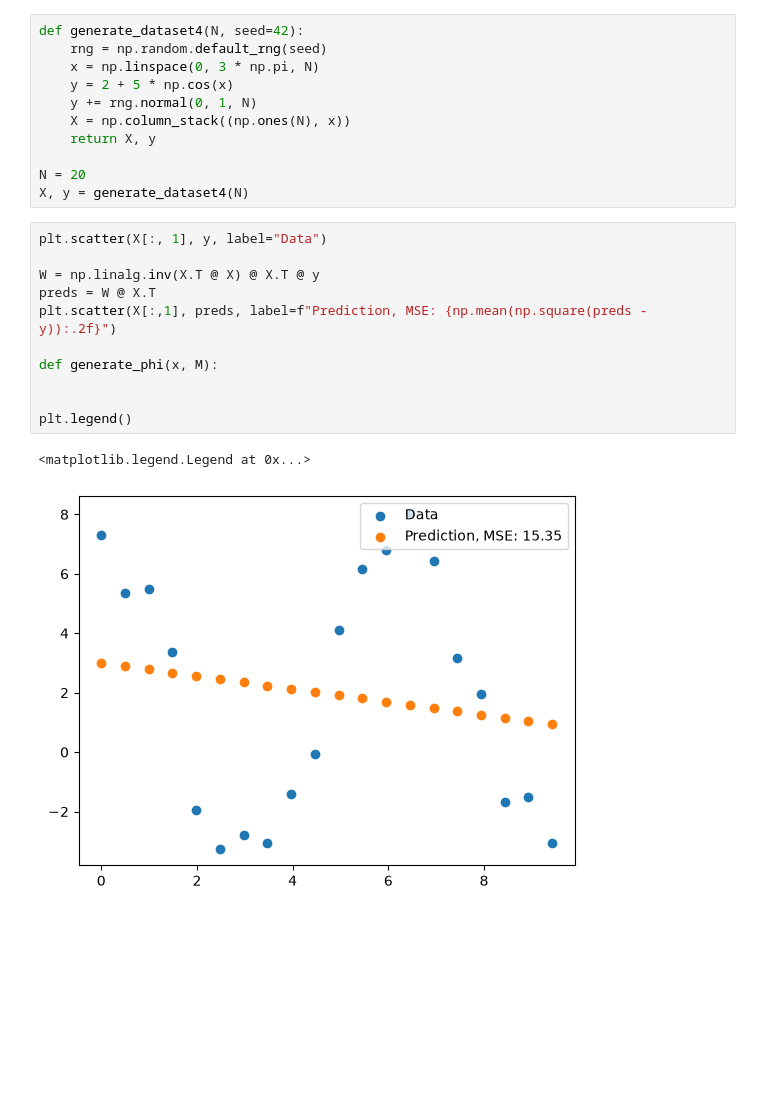
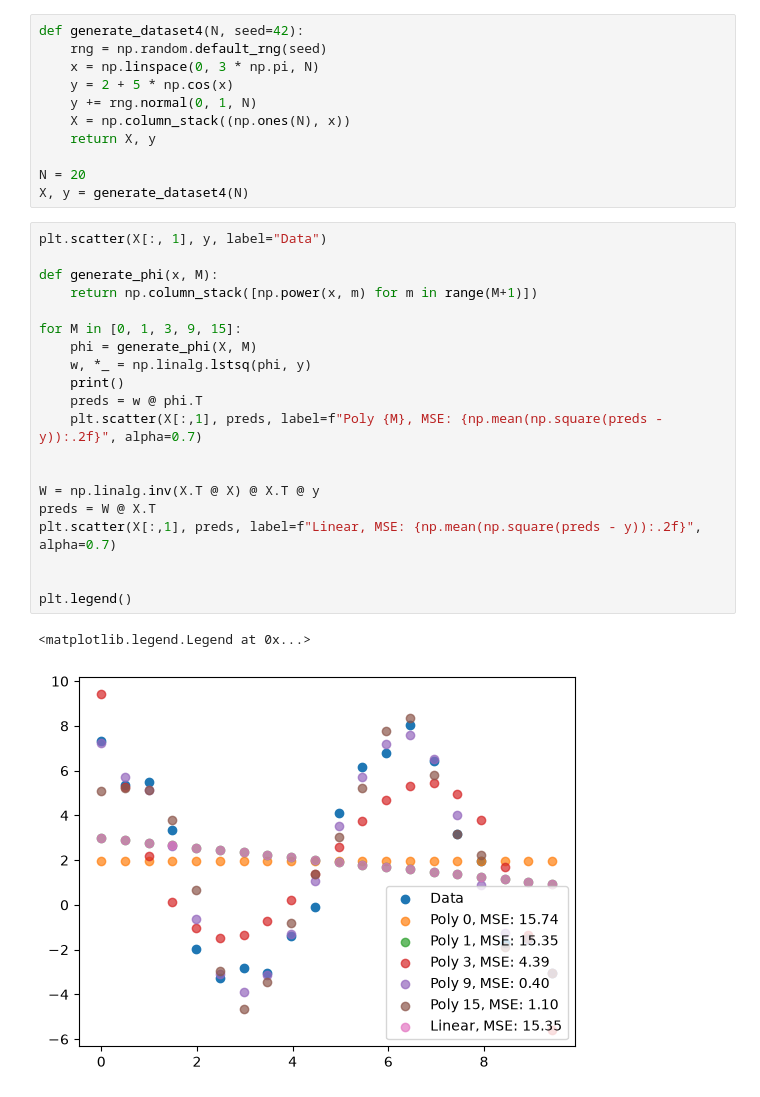
Before and after one commit to RobertvdLeeuw/nix-radboud, a Jupyter notebook: subjects/BCI/assignment_10_linear_regression.ipynb, the cells around one changed output. Cells and saved outputs as stored; diff of their text form; blank space fills up the shorter version.

```diff
--- a/subjects/BCI/assignment_10_linear_regression.ipynb
+++ b/subjects/BCI/assignment_10_linear_regression.ipynb
@@ -151,14 +151,23 @@ X, y = generate_dataset4(N)
 # %%
 plt.scatter(X[:, 1], y, label="Data")
 
+def generate_phi(x, M):
+    return np.column_stack([np.power(x, m) for m in range(M+1)])
+
+for M in [0, 1, 3, 9, 15]:
+    phi = generate_phi(X, M)
+    w, *_ = np.linalg.lstsq(phi, y)
+    print()
+    preds = w @ phi.T
+    plt.scatter(X[:,1], preds, label=f"Poly {M}, MSE: {np.mean(np.square(preds - y)):.2f}", alpha=0.7)
+
+
 W = np.linalg.inv(X.T @ X) @ X.T @ y
 preds = W @ X.T
-plt.scatter(X[:,1], preds, label=f"Prediction, MSE: {np.mean(np.square(preds - y)):.2f}")
-
-def generate_phi(x, M):
+plt.scatter(X[:,1], preds, label=f"Linear, MSE: {np.mean(np.square(preds - y)):.2f}", alpha=0.7)
 
 
 plt.legend()
 # %% [output]
 <matplotlib.legend.Legend at 0x...>
-[figure, old version]
+[figure, new version]
```
Also changed, not shown: parts of 1 cell of this notebook, 3 other files.
